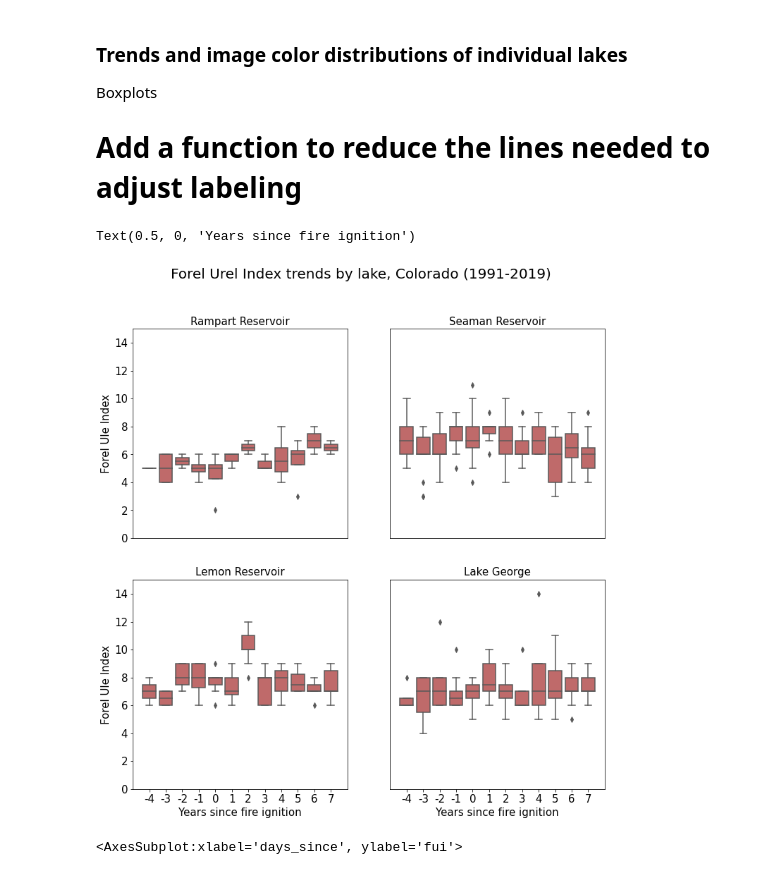
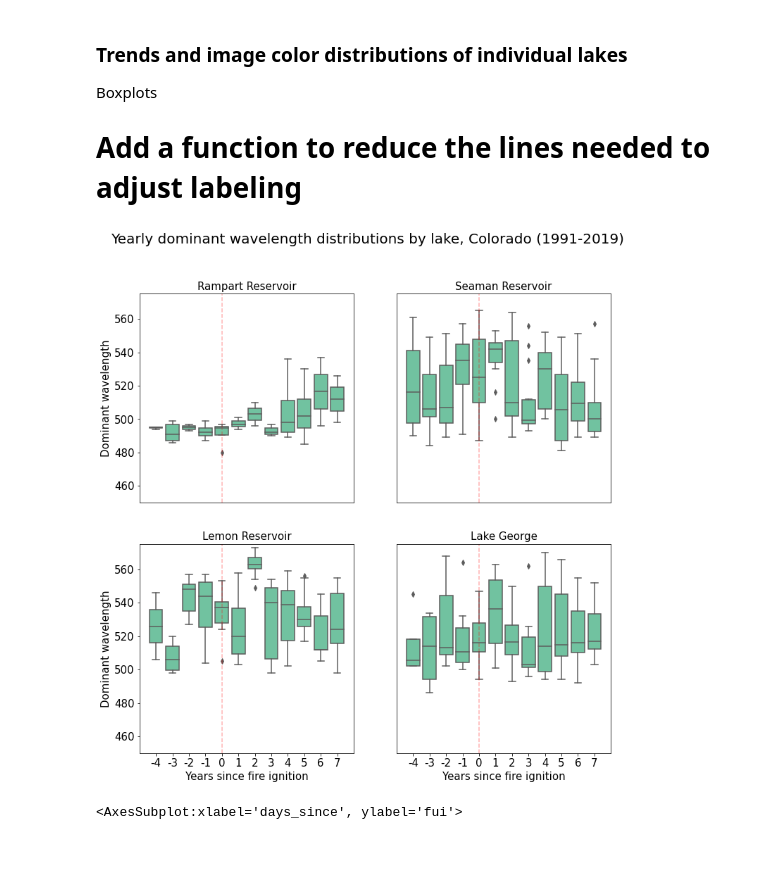
Before and after one commit to earthlab-education/ea-2021-final-project-wildfire_lake_productivity, a Jupyter notebook: data_collection_and_analysis_notebooks/02_observe_color_trends.ipynb, the cells around one changed output. Cells and saved outputs as stored; diff of their text form; code cells hidden in the pictures.

```diff
--- a/scripts/02_observe_color_trends.ipynb
+++ b/data_collection_and_analysis_notebooks/02_observe_color_trends.ipynb
@@ -48,5 +48,5 @@ path exists
 Produced in the last step of 01_download_clip_merge, the merged dataset matches tabular data from MTBS and LimnoSat datasets based on overlappling lake and fire polygons
 # %%
 # Indicate path to site directories
-path = os.path.join("data", "lake_mtbs_merged_tab.csv")
-colo_tabular = pd.read_csv(path)
+path = os.path.join("lake_mtbs_merged_tab.csv")
+colo_tabular = pd.read_csv(path, low_memory=False)
@@ -443,13 +438,14 @@ wrights = plot_subset.loc[(plot_subset['Hylak_id'] == 1057446)]
 fig, axes = plt.subplots(2, 2, figsize=(12, 12))
 
 fig.suptitle(
-    'Forel Urel Index trends by lake, Colorado (1991-2019)', fontsize=20)
+    'Yearly dominant wavelength distributions by lake, Colorado (1991-2019)', fontsize=20)
 
 sns.boxplot(ax=axes[0, 0], data=waldo,
-            x='years_since', y='fui', color='#CD5C5C')
+            x='years_since', y='dWL', color='#64CFA2')
+axes[0, 0].axvline(x=4, ymin=0.0, ymax=1.0, color='red', linestyle='--', alpha=0.3)
 axes[0, 0].set_title("Rampart Reservoir")
 axes[0, 0].set_xlim([-1, 12])
-axes[0, 0].set_ylim([0, 15])
+axes[0, 0].set_ylim([450, 575])
 axes[0, 0].set_xticks([])
 axes[0, 0].set_xlabel('')
 axes[0, 0].yaxis.label.set_fontsize(15)
@@ -457,51 +453,53 @@ axes[0, 0].xaxis.label.set_fontsize(15)
 axes[0, 0].title.set_fontsize(15)
 axes[0, 0].tick_params(axis="x", labelsize=15)
 axes[0, 0].tick_params(axis="y", labelsize=15)
-axes[0, 0].set_ylabel('Forel Ule Index')
+axes[0, 0].set_ylabel('Dominant wavelength')
 # sns.swarmplot(ax=axes[0, 0], data=waldo, x='years_since', y='fui',color='#7d0013' )
 
 
 sns.boxplot(ax=axes[0, 1], data=seaman,
-            x='years_since', y='fui', color='#CD5C5C')
+            x='years_since', y='dWL', color='#64CFA2')
 axes[0, 1].set_title("Seaman Reservoir")
+axes[0, 1].axvline(x=4, ymin=0.0, ymax=1.0, color='red', linestyle='--', alpha=0.3)
 axes[0, 1].set_xlim([-1, 12])
-axes[0, 1].set_ylim([0, 15])
+axes[0, 1].set_ylim([450, 575])
 axes[0, 1].set_yticks([])
 axes[0, 1].set_ylabel('')
 axes[0, 1].set_xticks([])
 axes[0, 1].set_xlabel('')
 axes[0, 1].yaxis.label.set_fontsize(15)
 axes[0, 1].xaxis.label.set_fontsize(15)
 axes[0, 1].title.set_fontsize(15)
 axes[0, 1].tick_params(axis="x", labelsize=15)
 axes[0, 1].tick_params(axis="y", labelsize=15)
 
 sns.boxplot(ax=axes[1, 0], data=missionary,
-            x='years_since', y='fui', color='#CD5C5C')
+            x='years_since', y='dWL', color='#64CFA2')
 axes[1, 0].set_title("Lemon Reservoir")
+axes[1, 0].axvline(x=4, ymin=0.0, ymax=1.0, color='red', linestyle='--', alpha=0.3)
 axes[1, 0].set_xlim([-1, 12])
-axes[1, 0].set_ylim([0, 15])
+axes[1, 0].set_ylim([450, 575])
 axes[1, 0].yaxis.label.set_fontsize(15)
 axes[1, 0].xaxis.label.set_fontsize(15)
 axes[1, 0].title.set_fontsize(15)
 axes[1, 0].tick_params(axis="x", labelsize=15)
 axes[1, 0].tick_params(axis="y", labelsize=15)
 axes[1, 0].set_xlabel('Years since fire ignition')
-axes[1, 0].set_ylabel('Forel Ule Index')
+axes[1, 0].set_ylabel('Dominant wavelength')
 
 sns.boxplot(ax=axes[1, 1], data=george,
-            x='years_since', y='fui', color='#CD5C5C')
+            x='years_since', y='dWL', color='#64CFA2')
 axes[1, 1].set_title("Lake George")
+axes[1, 1].axvline(x=4, ymin=0.0, ymax=1.0, color='red', linestyle='--', alpha=0.3)
 axes[1, 1].set_xlim([-1, 12])
-axes[1, 1].set_ylim([0, 15])
+axes[1, 1].set_ylim([450, 575])
 axes[1, 1].set_yticks([])
 axes[1, 1].set_ylabel('')
 axes[1, 1].yaxis.label.set_fontsize(15)
 axes[1, 1].xaxis.label.set_fontsize(15)
 axes[1, 1].title.set_fontsize(15)
 axes[1, 1].tick_params(axis="x", labelsize=15)
 axes[1, 1].tick_params(axis="y", labelsize=15)
-axes[1, 1].set_xlabel('Years since fire ignition')
+axes[1, 1].set_xlabel('Years since fire ignition');
 # %% [output]
-Text(0.5, 0, 'Years since fire ignition')
-[figure, old version]
+[figure, new version]
```
Also changed, not shown: parts of 7 cells of this notebook, 8 other files.
